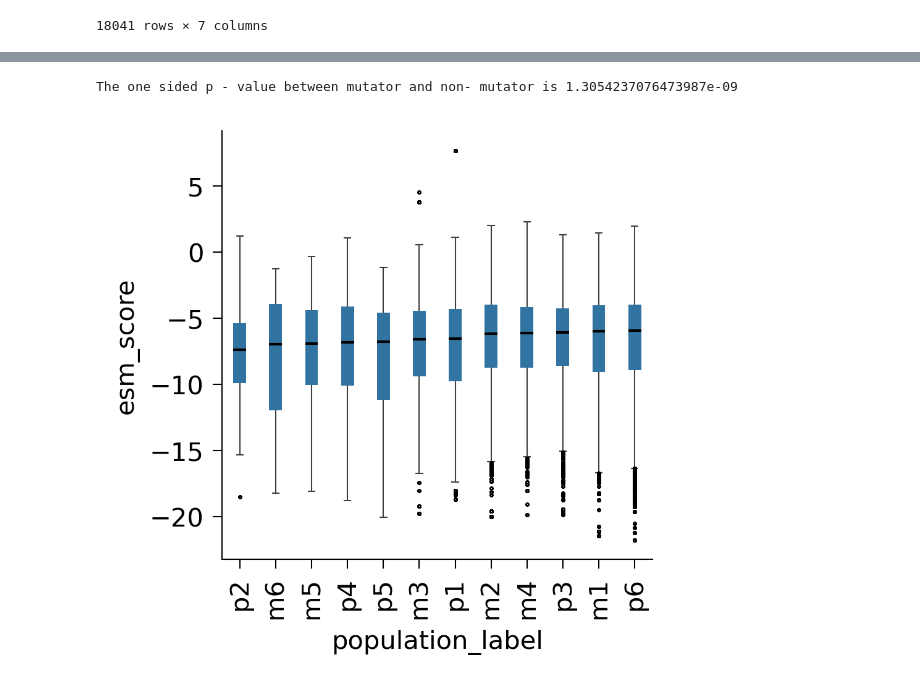
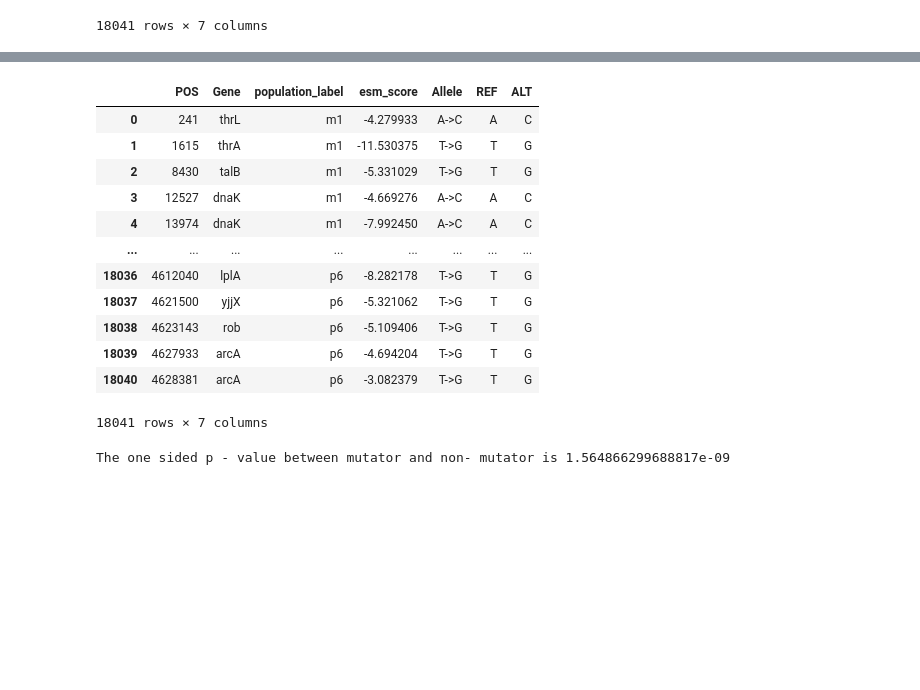
Before and after one commit to cellsemantics/Oligo_Promotion, a Jupyter notebook: figure/Supplementary/fig1/fig1h.ipynb, the cells around one changed output, grey strips where cells are left out. Cells and saved outputs as stored; diff of their text form; code cells hidden in the pictures; blank space fills up the shorter version.

```diff
--- a/figure/Supplementary/fig1/fig1h.ipynb
+++ b/figure/Supplementary/fig1/fig1h.ipynb
@@ -847,31 +189,21 @@ ax = utility.custom_figure_axis(ax=ax)
+# %%
+df_esm_no_duplicates
+# %% [output]
+|  | POS | Gene | population_label | esm_score | Allele | REF | ALT |
+| 0 | 241 | thrL | m1 | -4.279933 | A->C | A | C |
+| 1 | 1615 | thrA | m1 | -11.530375 | T->G | T | G |
+| 2 | 8430 | talB | m1 | -5.331029 | T->G | T | G |
+| 3 | 12527 | dnaK | m1 | -4.669276 | A->C | A | C |
+| 4 | 13974 | dnaK | m1 | -7.992450 | A->C | A | C |
+| ... | ... | ... | ... | ... | ... | ... | ... |
+| 18036 | 4612040 | lplA | p6 | -8.282178 | T->G | T | G |
+| 18037 | 4621500 | yjjX | p6 | -5.321062 | T->G | T | G |
+| 18038 | 4623143 | rob | p6 | -5.109406 | T->G | T | G |
+| 18039 | 4627933 | arcA | p6 | -4.694204 | T->G | T | G |
+| 18040 | 4628381 | arcA | p6 | -3.082379 | T->G | T | G |
+18041 rows × 7 columns
 # %%
-p_mut_non_mut = utility.man_whiteney(all_mutation_with_esm_1b_score_drop_na_unique_mutation[all_mutation_with_esm_1b_score_drop_na_unique_mutation["mutator_type"]=="mutator"]["esm_score"], all_mutation_with_esm_1b_score_drop_na_unique_mutation[all_mutation_with_esm_1b_score_drop_na_unique_mutation["mutator_type"]=="non_mutator"]["esm_score"])
+p_mut_non_mut = utility.man_whiteney(df_esm_no_duplicates[df_esm_no_duplicates["population_label"].isin(mutator_list)]["esm_score"], df_esm_no_duplicates[df_esm_no_duplicates["population_label"].isin(non_mutator_list)]["esm_score"])
 print(f"The one sided p - value between mutator and non- mutator is {p_mut_non_mut}")
 # %% [output]
-The one sided p - value between mutator and non- mutator is 1.3054237076473987e-09
+The one sided p - value between mutator and non- mutator is 1.564866299688817e-09
-# %%
-import seaborn as sns
-import pandas as pd
-
-fig, ax = plt.subplots(1, 1, figsize = (3, 3), dpi = 300)
-# 1. Compute median of each population_label
-median_order = (
-    all_mutation_with_esm_1b_score_drop_na
-    .groupby("population_label")["esm_score"]
-    .median()
-    .sort_values()
-    .index
-)
-
-# 2. Plot boxplot with sorted order
-sns.boxplot(
-    data=all_mutation_with_esm_1b_score_drop_na,
-    x="population_label",
-    y="esm_score",
-    order=median_order,
-    # ax =ax,
-    boxprops=dict(edgecolor="black", linewidth=0),ax=ax,flierprops=dict(marker='o', markeredgecolor='black', markersize=0.5), width=0.4,linewidth=0.5, fliersize=0.15, dodge=True, medianprops={"color": "black","linewidth":1}, gap = 0.1
-)
-ax = utility.custom_figure_axis(ax=ax)
-# %% [output]
-[figure, removed]
```
Also changed, not shown: parts of 40 cells of this notebook.
